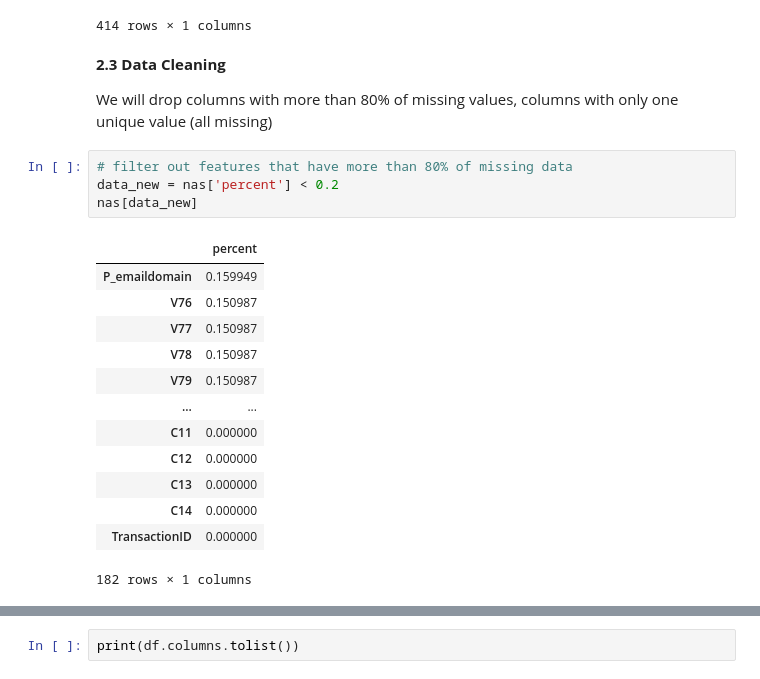
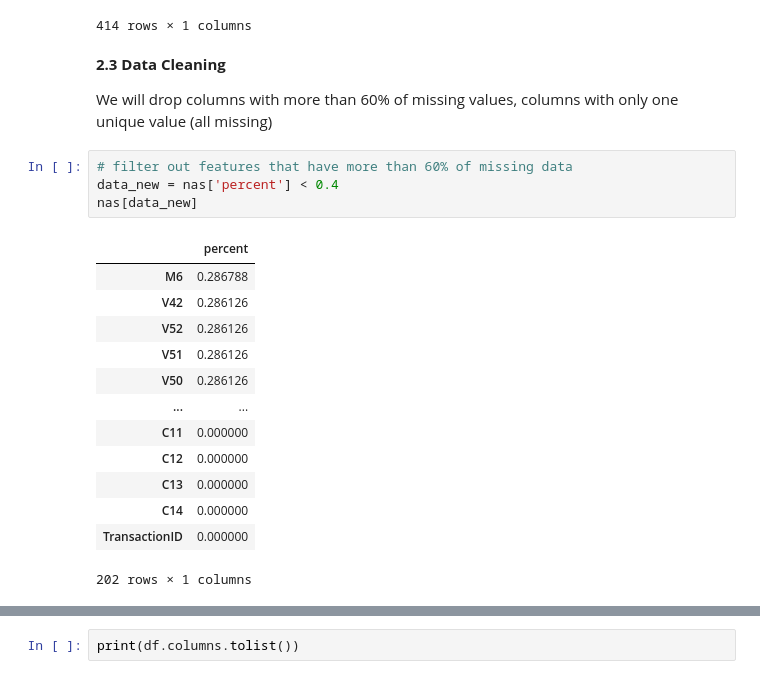
Before and after one commit to ddddaisi/springboard, a Jupyter notebook: Capstone 2 Fraud Detection/Step 2 Data Wrangling.ipynb, the cells around one changed output, grey strips where cells are left out. Drawn from its saved outputs; the diff is of its cells as text.

```diff
--- a/Capstone 2 Fraud Detection/Step 2 Data Wrangling.ipynb
+++ b/Capstone 2 Fraud Detection/Step 2 Data Wrangling.ipynb
@@ -203,25 +203,25 @@ nas[nas['percent'] > 0]
 # %% [markdown]
 **2.3 Data Cleaning**
 
-We will drop columns with more than 80% of missing values, columns with only one unique value (all missing)
+We will drop columns with more than 60% of missing values, columns with only one unique value (all missing)
 # %%
-# filter out features that have more than 80% of missing data
-data_new = nas['percent'] < 0.2
+# filter out features that have more than 60% of missing data
+data_new = nas['percent'] < 0.4
 nas[data_new]
 # %% [output]
 |  | percent |
-| P_emaildomain | 0.159949 |
-| V76 | 0.150987 |
-| V77 | 0.150987 |
-| V78 | 0.150987 |
-| V79 | 0.150987 |
+| M6 | 0.286788 |
+| V42 | 0.286126 |
+| V52 | 0.286126 |
+| V51 | 0.286126 |
+| V50 | 0.286126 |
 | ... | ... |
 | C11 | 0.000000 |
 | C12 | 0.000000 |
 | C13 | 0.000000 |
 | C14 | 0.000000 |
 | TransactionID | 0.000000 |
-182 rows × 1 columns
+202 rows × 1 columns
 # %%
 df = data.loc[:, data_new]
 df.head()
```
Also changed, not shown: parts of 5 cells of this notebook, 1 other file.
